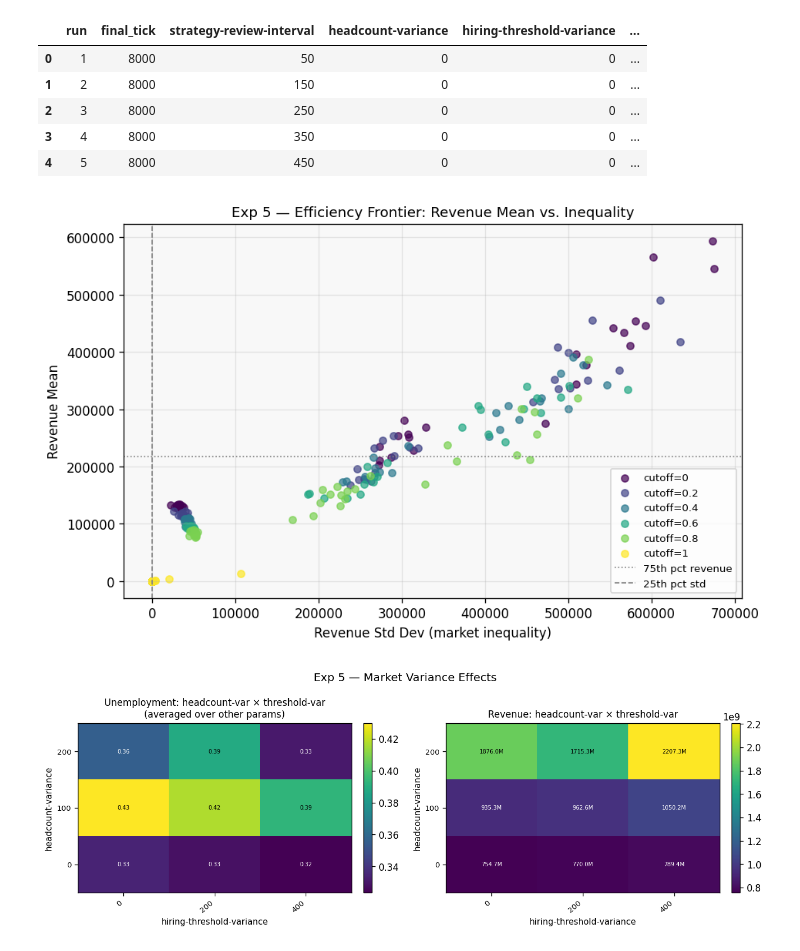
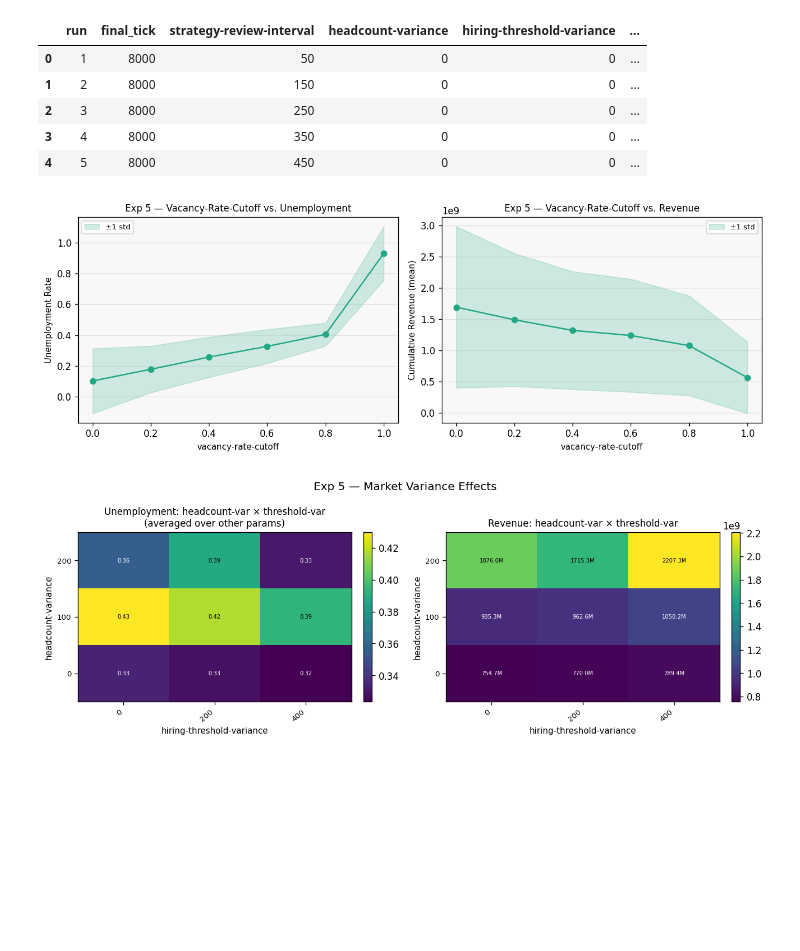
Before and after one commit to ielpo/computer-simulation, a Jupyter notebook: experiment_analysis.ipynb, the cells around one changed output. Saved outputs shown, nothing was run; the diff lists cells and outputs as text; code cells hidden in the pictures; blank space fills up the shorter version.

```diff
--- a/experiment_analysis.ipynb
+++ b/experiment_analysis.ipynb
@@ -1079,45 +1113,40 @@ Loading strategy-exp2 ...
 | 3 | 4 | 8000 | 350 | 0 | 0 | ... |
 | 4 | 5 | 8000 | 450 | 0 | 0 | ... |
 # %%
-# Efficiency frontier: mean revenue vs revenue std (market inequality)
-# Colored by vacancy-rate-cutoff
+# Direct effect of vacancy-rate-cutoff on unemployment and revenue
+# (averaged over other params: review-interval, headcount-variance, hiring-threshold-variance)
 
-fig, ax = plt.subplots(figsize=(8, 5))
+fig, axes = plt.subplots(1, 2, figsize=(11, 4))
 fig.patch.set_facecolor('white')
-ax.set_facecolor('#f8f8f8')
 
-y_col = 'rev_market_mean' if 'rev_market_mean' in df5.columns else 'cum_rev_mean'
-x_col = 'rev_market_std'  if 'rev_market_std'  in df5.columns else None
-
-if x_col and y_col in df5.columns:
-    cutoffs = sorted(df5['vacancy-rate-cutoff'].unique())
-    cmap_fn = plt.get_cmap(CMAP)
-    colors  = {v: cmap_fn(i / max(len(cutoffs)-1, 1)) for i, v in enumerate(cutoffs)}
-
-    for cutoff, color in colors.items():
-        sub = df5[df5['vacancy-rate-cutoff'] == cutoff]
-        ax.scatter(sub[x_col], sub[y_col], color=color, alpha=0.7, s=30,
-                   label=f"cutoff={cutoff:.2g}")
-
-    # Annotate Pareto front
-    ax.axhline(df5[y_col].quantile(0.75), color='grey', linestyle=':', linewidth=1,
-               label='75th pct revenue')
-    ax.axvline(df5[x_col].quantile(0.25), color='grey', linestyle='--', linewidth=1,
-               label='25th pct std')
-
-    ax.set_xlabel("Revenue Std Dev (market inequality)", fontsize=10)
-    ax.set_ylabel("Revenue Mean", fontsize=10)
-    ax.set_title("Exp 5 — Efficiency Frontier: Revenue Mean vs. Inequality", fontsize=11)
-    ax.legend(fontsize=8, loc='best', framealpha=0.8)
-    ax.grid(alpha=0.3)
-else:
-    ax.text(0.5, 0.5, "revenue-distribution not found in CSV",
-            ha='center', va='center', transform=ax.transAxes)
+for ax, metric, ylabel, title in [
+    (axes[0], 'unemployment_rate', 'Unemployment Rate',
+     'Exp 5 — Vacancy-Rate-Cutoff vs. Unemployment'),
+    (axes[1], 'cum_rev_mean', 'Cumulative Revenue (mean)',
+     'Exp 5 — Vacancy-Rate-Cutoff vs. Revenue'),
+]:
+    if metric not in df5.columns:
+        ax.set_title(f'{metric} — no data')
+        continue
+    grouped = df5.groupby('vacancy-rate-cutoff')[metric].agg(['mean', 'std'])
+    ax.plot(grouped.index, grouped['mean'], marker='o', color=plt.get_cmap(CMAP)(0.6))
+    ax.fill_between(
+        grouped.index,
+        grouped['mean'] - grouped['std'],
+        grouped['mean'] + grouped['std'],
+        alpha=0.2, color=plt.get_cmap(CMAP)(0.6), label='±1 std'
+    )
+    ax.set_xlabel('vacancy-rate-cutoff', fontsize=9)
+    ax.set_ylabel(ylabel, fontsize=9)
+    ax.set_title(title, fontsize=10)
+    ax.set_facecolor('#f8f8f8')
+    ax.legend(fontsize=8)
+    ax.grid(axis='y', alpha=0.3)
 
 plt.tight_layout()
 plt.show()
 # %% [output]
-[figure, old version]
+[figure, new version]
 # %%
 # Heatmaps: headcount-variance × hiring-threshold-variance
 # Rows: unemployment | revenue  (averaged over strategy-review-interval and vacancy-rate-cutoff)
```
Also changed, not shown: parts of 7 cells of this notebook.
